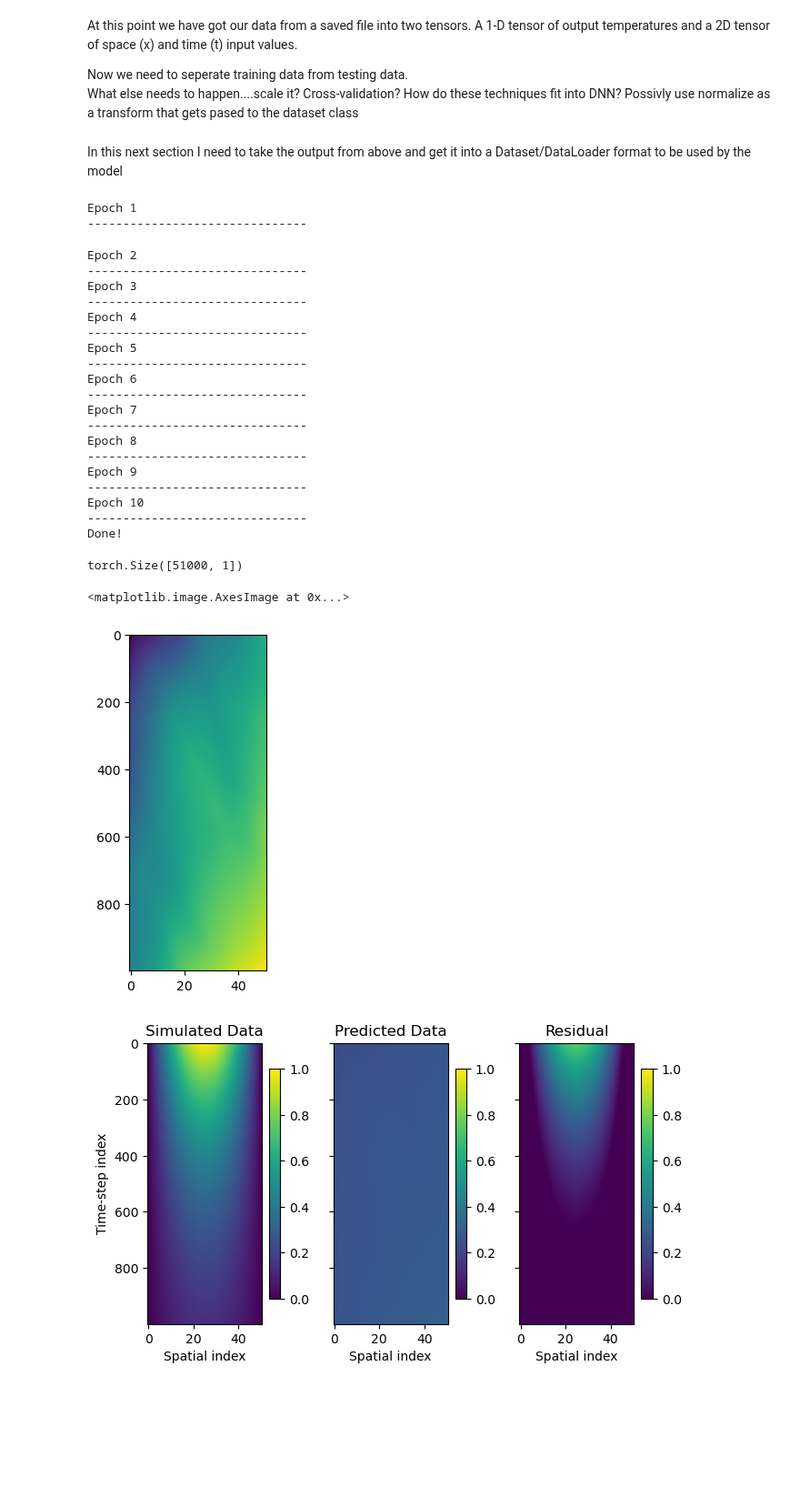
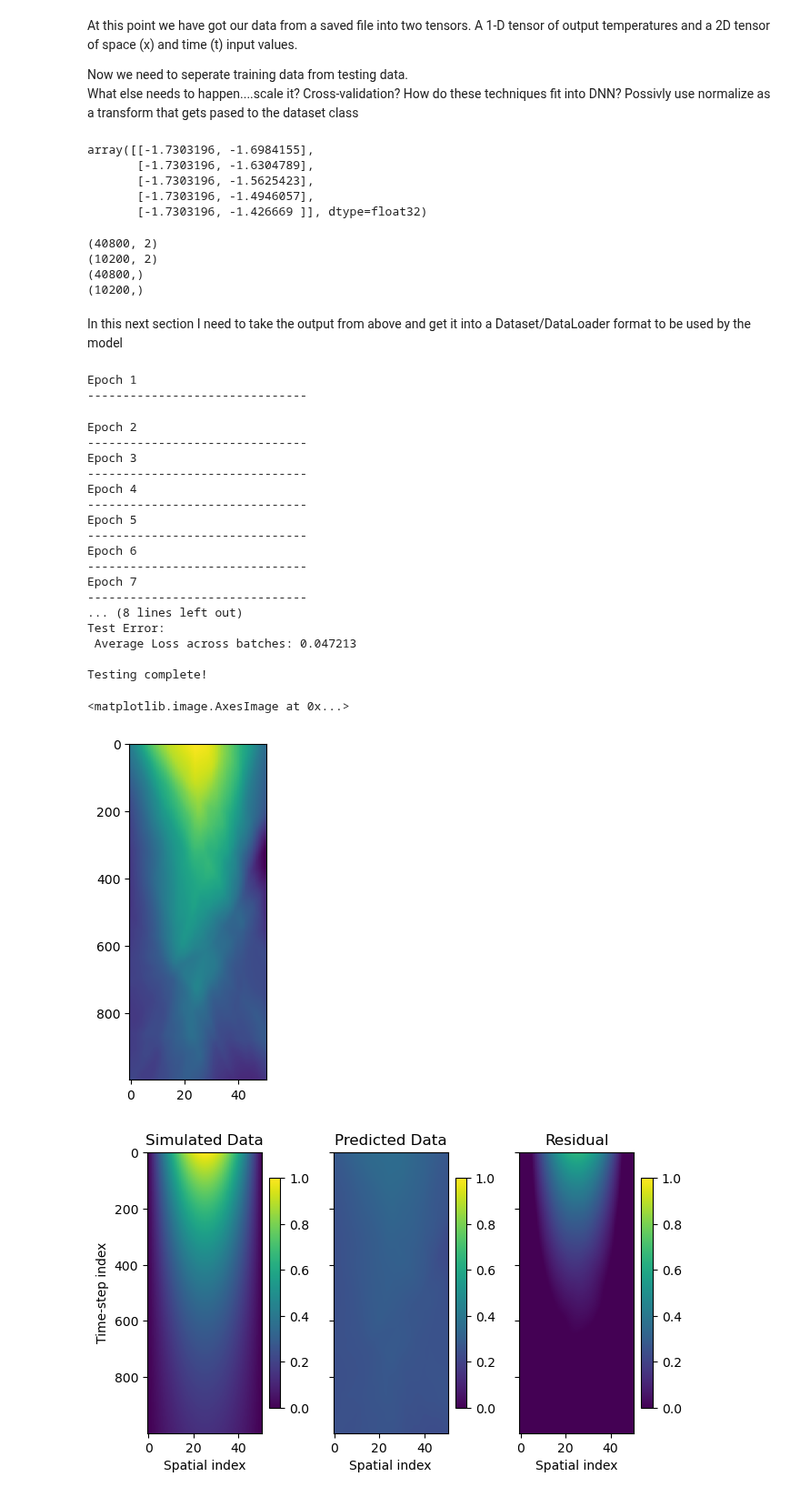
Before and after one commit to harrymchugh/pinns, a Jupyter notebook: src/1d-heat-animation-NN.ipynb, the cells around one changed output. Shown at 91% size. Cells and saved outputs as stored; diff of their text form; code cells hidden in the pictures; blank space fills up the shorter version.

Commit message:
Split data into 80/20% train_test split and added a standard scaler

```diff
--- a/src/1d-heat-animation-NN.ipynb
+++ b/src/1d-heat-animation-NN.ipynb
@@ -119,6 +122,30 @@ A 1-D tensor of output temperatures and a 2D tensor of space (x) and time (t) in
 Now we need to seperate training data from testing data. \
 What else needs to happen....scale it? Cross-validation? How do these techniques fit into DNN?
 Possivly use normalize as a transform that gets pased to the dataset class
+# %%
+### Pre-processing stage
+std_scaler = StandardScaler()
+scaler_features = std_scaler.fit(features)
+
+scaled_features = scaler_features.transform(features)
+scaled_features[0:5]
+# %% [output]
+array([[-1.7303196, -1.6984155],
+       [-1.7303196, -1.6304789],
+       [-1.7303196, -1.5625423],
+       [-1.7303196, -1.4946057],
+       [-1.7303196, -1.426669 ]], dtype=float32)
+# %%
+scl_features_train, scl_features_test, labels_train, labels_test = train_test_split(scaled_features, labels, test_size=0.2, random_state=1234)
+print(scl_features_train.shape)
+print(scl_features_test.shape)
+print(labels_train.shape)
+print(labels_test.shape)
+# %% [output]
+(40800, 2)
+(10200, 2)
+(40800,)
+(10200,)
 # %% [markdown]
 In this next section I need to take the output from above and get it into a Dataset/DataLoader format to be used by the model
 # %%
@@ -174,31 +201,29 @@ def train_loop(dataloader, model, loss_fn, optimizer):
         loss.backward()
         optimizer.step()
 
-        if batch % 100 == 0:
+        if batch == size:
             loss, current = loss.item(), (batch + 1) * len(X)
-            #print(f"loss: {loss:>7f}  [{current:>5d}/{size:>5d}]")
+            print(f"loss: {loss:>7f}  [{current:>5d}/{size:>5d}]")
 
 def test_loop(dataloader, model, loss_fn):
     size = len(dataloader.dataset)
     num_batches = len(dataloader)
-    test_loss, correct = 0, 0
+    test_loss = 0
 
     with torch.no_grad():
         for X, y in dataloader:
             pred = model(X)
             test_loss += loss_fn(pred, y).item()
-            correct += (pred.argmax(1) == y).type(torch.float).sum().item()
 
     test_loss /= num_batches
-    correct /= size
-    print(f"Test Error: \n Accuracy: {(100*correct):>0.1f}%, Avg loss: {test_loss:>8f} \n")
+    print(f"Test Error: \n Average Loss across batches: {test_loss:>8f} \n")
 # %%
 writer = SummaryWriter('runs/exp1')
 
 model = NeuralNetwork()
 
-dataset = HeatDataset(features, labels)
-data_loader = torch.utils.data.DataLoader(dataset, batch_size=64, shuffle=True, num_workers=0)
+dataset = HeatDataset(scl_features_train, labels_train)
+data_loader = torch.utils.data.DataLoader(dataset, batch_size=8, shuffle=True, num_workers=0)
 
 loss_fn = torch.nn.MSELoss()
 optimizer = torch.optim.SGD(model.parameters(), lr=0.001)
@@ -207,7 +232,12 @@ epochs = 10
 for t in range(epochs):
     print(f"Epoch {t+1}\n-------------------------------")
     train_loop(data_loader, model, loss_fn, optimizer)
-print("Done!")
+print("Training complete!\n")
+
+dataset = HeatDataset(scl_features_test, labels_test)
+data_loader = torch.utils.data.DataLoader(dataset, batch_size=8, shuffle=True, num_workers=0)
+test_loop(data_loader, model, loss_fn)
+print("Testing complete!\n")
 # %% [output]
 Epoch 1
 -------------------------------
@@ -223,31 +253,20 @@ Epoch 6
 -------------------------------
 Epoch 7
 -------------------------------
-Epoch 8
--------------------------------
-Epoch 9
--------------------------------
-Epoch 10
--------------------------------
-Done!
+... (8 lines left out)
+Test Error:
+ Average Loss across batches: 0.047213
+
+Testing complete!
 # %%
-# Do inference
+### INFERENCING STEP ###
 with torch.inference_mode():
-    prediction = model(torch.Tensor(features))
+    prediction = model(torch.Tensor(scaled_features))
 
-prediction.shape
+plt.imshow(prediction.reshape_as(torch.Tensor(U)), aspect=0.125)
 # %% [output]
-torch.Size([51000, 1])
+<matplotlib.image.AxesImage at 0x...>
+[figure, added]
-# %%
-# Plot the simulation, predicted and residual with subplots
-# Create a figure with 3 subplots, 0=real, 1=prediction, 2=residual
-# Add a legend
-# Add x axis and y axis labels
-# Add subplot title
-plt.imshow(prediction.reshape_as(torch.Tensor(U)), aspect=0.125)
-# %% [output]
-<matplotlib.image.AxesImage at 0x...>
-[figure, removed]
 # %%
 def result_plot(simulation, prediction):
     f, (ax1, ax2, ax3) = plt.subplots(1, 3, sharey=True)
```
Also changed, not shown: parts of 4 cells of this notebook, 6 other files.
